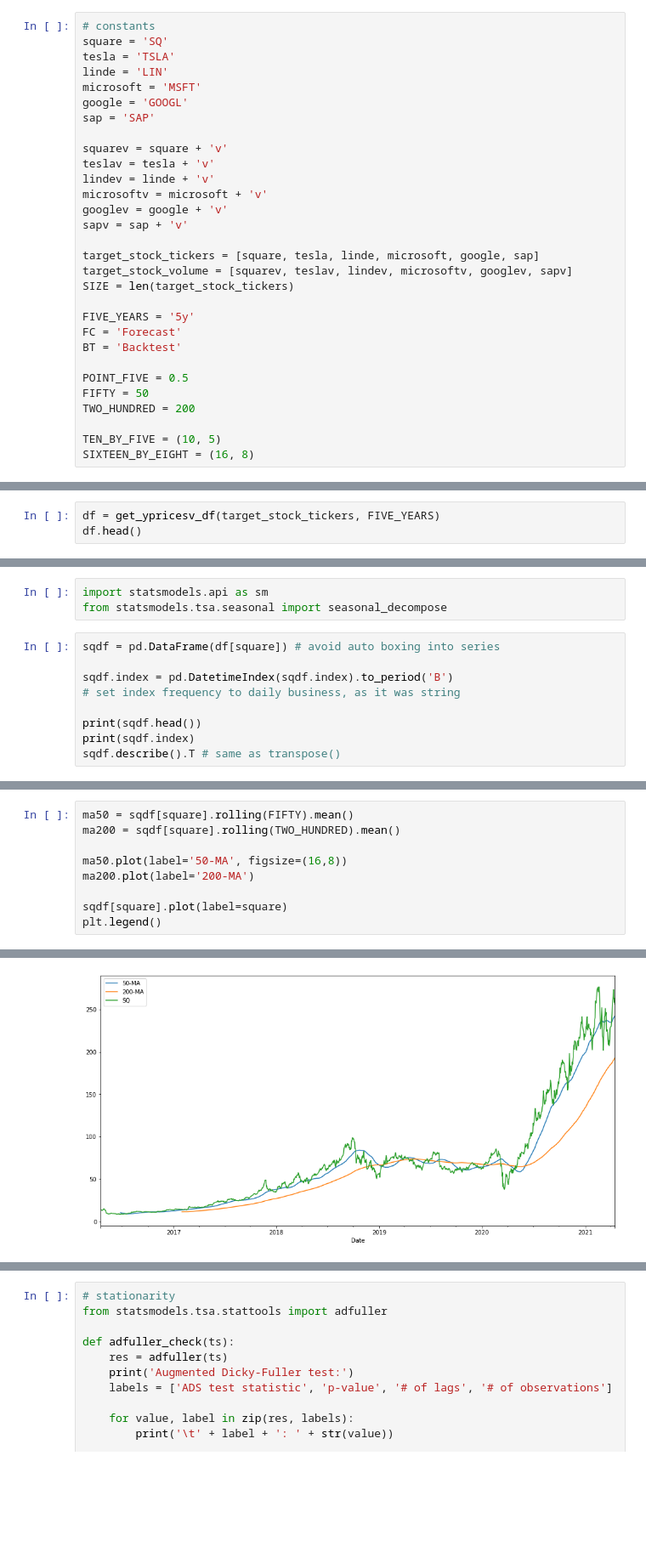
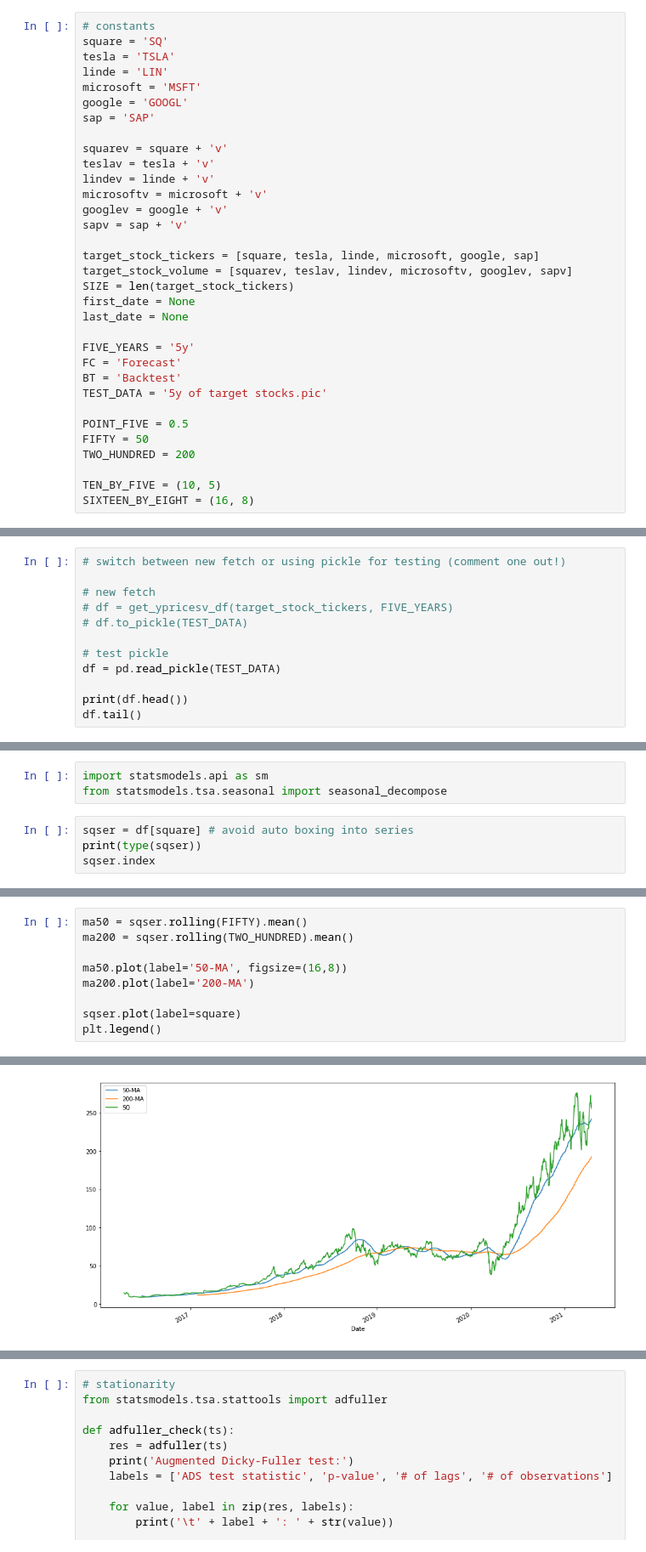
Before and after one commit to aloparev/arima, a Jupyter notebook: notebooks/ARIMA.ipynb, the cells around one changed output, grey strips where cells are left out. Shown at 85% size. Cells and saved outputs as stored; diff of their text form; blank space fills up the shorter version.

Commit message:
replace PeriodIndex with DateTimeIndex, use series for decomposition and data frame for later forecasts; still the forecast value is about the same

```diff
--- a/notebooks/ARIMA.ipynb
+++ b/notebooks/ARIMA.ipynb
@@ -38,10 +38,13 @@ sapv = sap + 'v'
 target_stock_tickers = [square, tesla, linde, microsoft, google, sap]
 target_stock_volume = [squarev, teslav, lindev, microsoftv, googlev, sapv]
 SIZE = len(target_stock_tickers)
+first_date = None
+last_date = None
 
 FIVE_YEARS = '5y'
 FC = 'Forecast'
 BT = 'Backtest'
+TEST_DATA = '5y of target stocks.pic'
 
 POINT_FIVE = 0.5
 FIFTY = 50
@@ -75,6 +78,15 @@ def get_ypricesv_df(stocks, time):
 
     return stock_data
 # %%
-df = get_ypricesv_df(target_stock_tickers, FIVE_YEARS)
-df.head()
+# switch between new fetch or using pickle for testing (comment one out!)
+
+# new fetch
+# df = get_ypricesv_df(target_stock_tickers, FIVE_YEARS)
+# df.to_pickle(TEST_DATA)
+
+# test pickle
+df = pd.read_pickle(TEST_DATA)
+
+print(df.head())
+df.tail()
 # %% [output]
@@ -290,12 +324,7 @@ dfreturns_cumulative[square]['2020-01-01':].plot(label=square, figsize=(16,10))
 import statsmodels.api as sm
 from statsmodels.tsa.seasonal import seasonal_decompose
 # %%
-sqdf = pd.DataFrame(df[square]) # avoid auto boxing into series
-
-sqdf.index = pd.DatetimeIndex(sqdf.index).to_period('B')
-# set index frequency to daily business, as it was string
-
-print(sqdf.head())
-print(sqdf.index)
-sqdf.describe().T # same as transpose()
+sqser = df[square] # avoid auto boxing into series
+print(type(sqser))
+sqser.index
 # %% [output]
@@ -319,13 +372,13 @@ PeriodIndex(['2016-04-18', '2016-04-19', '2016-04-20', '2016-04-21',
 # %%
-ma50 = sqdf[square].rolling(FIFTY).mean()
-ma200 = sqdf[square].rolling(TWO_HUNDRED).mean()
+ma50 = sqser.rolling(FIFTY).mean()
+ma200 = sqser.rolling(TWO_HUNDRED).mean()
 
 ma50.plot(label='50-MA', figsize=(16,8))
 ma200.plot(label='200-MA')
 
-sqdf[square].plot(label=square)
+sqser.plot(label=square)
 plt.legend()
 # %% [output]
 <matplotlib.legend.Legend at 0x...>
-[figure, old version]
+[figure, new version]
 # %%
```
Also changed, not shown: parts of 34 cells of this notebook.
